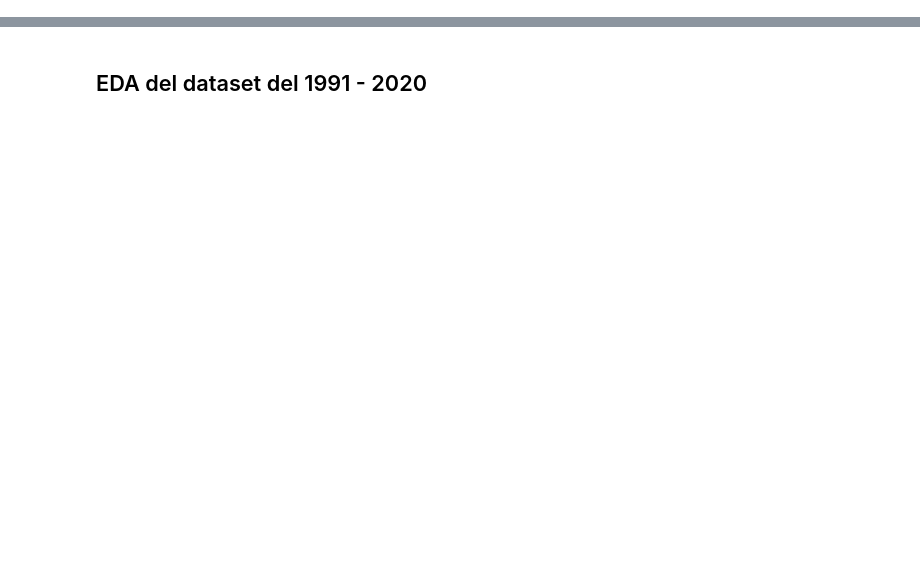
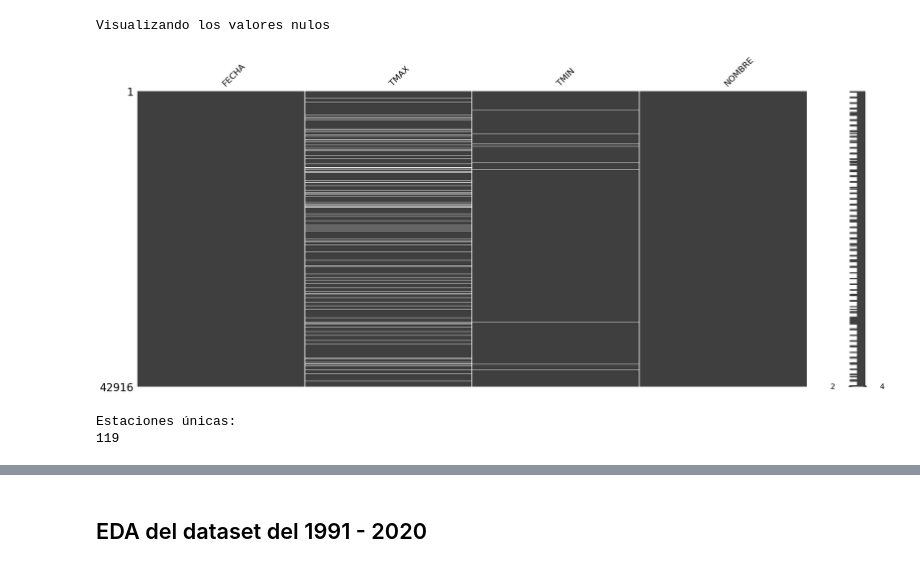
Before and after one commit to jFet1/CEIA-19Co2024, a Jupyter notebook: 2 Bimestre/AdD/Trabajo_final_juan.ipynb, the cells around one changed output, grey strips where cells are left out. Saved outputs shown, nothing was run; the diff lists cells and outputs as text; code cells hidden in the pictures; blank space fills up the shorter version.

```diff
--- a/2 Bimestre/AdD/Trabajo_final_juan.ipynb
+++ b/2 Bimestre/AdD/Trabajo_final_juan.ipynb
@@ -184,0 +60,6 @@ msno.matrix(df_ly)
+# %%
+df_ly_raw = pd.read_fwf("registro_temperatura365d_smn.txt", skiprows=1, encoding="latin1") #La primera linea esta en blanco (skiprows=1)
+print(f"Cantidad de filas: {df_ly_raw.shape[0]}")
+print(f"Cantidad de columnas: {df_ly_raw.shape[1]}")
+
+df_ly_raw.head()
@@ -184,0 +95,12 @@ msno.matrix(df_ly)
+# %%
+print('Visualizando los valores nulos')
+msno.matrix(df_ly_raw);
+# %% [output]
+Visualizando los valores nulos
+[figure, added]
+# %%
+print("Estaciones únicas:")
+print(df_ly_raw['NOMBRE'].nunique())
+# %% [output]
+Estaciones únicas:
+119
```
Also changed, not shown: parts of 74 cells of this notebook, 1 other file.
